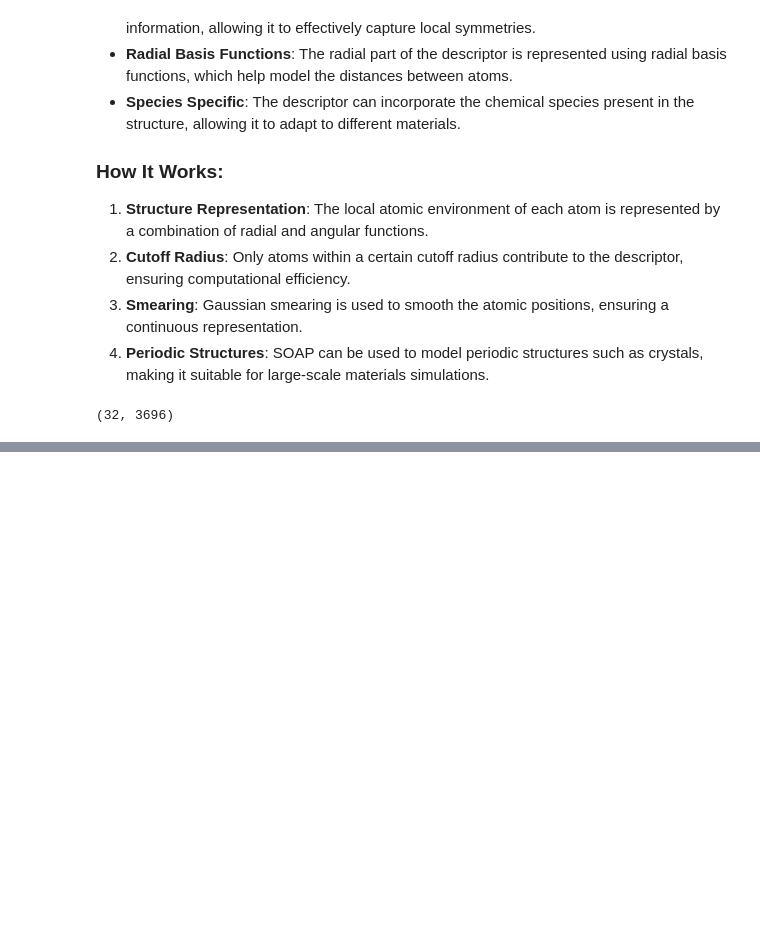
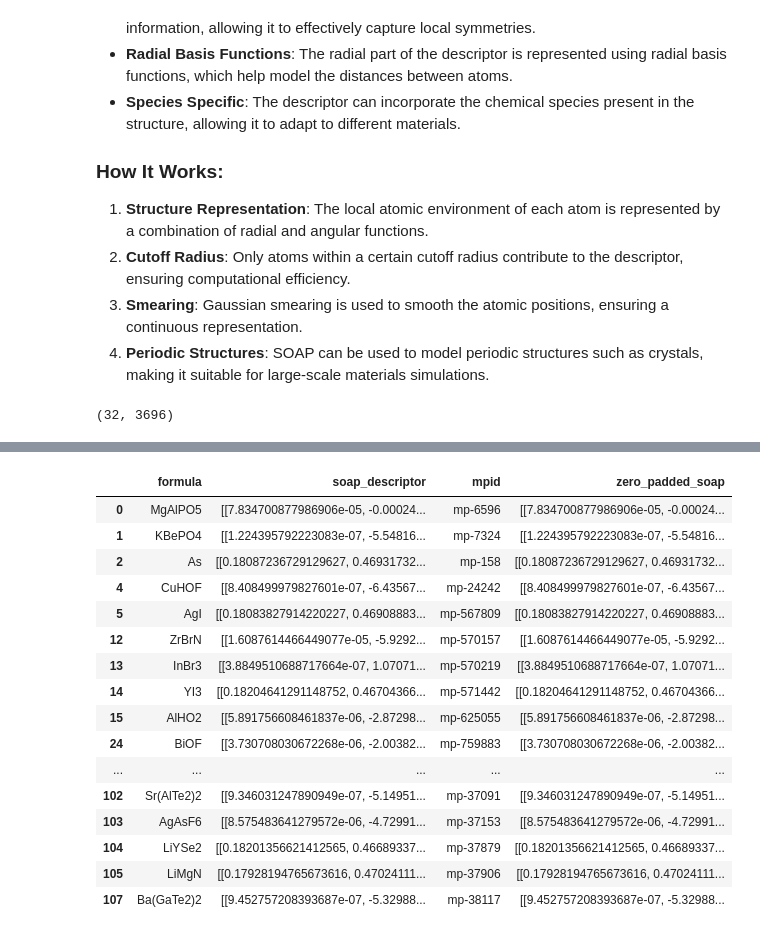
Before and after one commit to cadenmyers13/ml-dft-exp, a Jupyter notebook: codebase/load_matminer_data.ipynb, the cells around one changed output, grey strips where cells are left out. Cells and saved outputs as stored; diff of their text form; code cells hidden in the pictures; blank space fills up the shorter version.

```diff
--- a/codebase/load_matminer_data.ipynb
+++ b/codebase/load_matminer_data.ipynb
@@ -136,0 +273,26 @@ print(soap_descriptor.shape)
+# %%
+soap_path = '/Users/cadenmyers/billingelab/dev/ml4ms_bandgap_final/data/soap_descriptors.pkl.gz'
+
+# Reading a compressed .pkl file (e.g., .pkl.gz)
+with gzip.open(soap_path, 'rb') as f:
+    padded_df = pickle.load(f)
+# %%
+padded_df.head(50)
+# %% [output]
+|  | formula | soap_descriptor | mpid | zero_padded_soap |
+| 0 | MgAlPO5 | [[7.834700877986906e-05, -0.00024... | mp-6596 | [[7.834700877986906e-05, -0.00024... |
+| 1 | KBePO4 | [[1.224395792223083e-07, -5.54816... | mp-7324 | [[1.224395792223083e-07, -5.54816... |
+| 2 | As | [[0.18087236729129627, 0.46931732... | mp-158 | [[0.18087236729129627, 0.46931732... |
+| 4 | CuHOF | [[8.408499979827601e-07, -6.43567... | mp-24242 | [[8.408499979827601e-07, -6.43567... |
+| 5 | AgI | [[0.18083827914220227, 0.46908883... | mp-567809 | [[0.18083827914220227, 0.46908883... |
+| 12 | ZrBrN | [[1.6087614466449077e-05, -5.9292... | mp-570157 | [[1.6087614466449077e-05, -5.9292... |
+| 13 | InBr3 | [[3.8849510688717664e-07, 1.07071... | mp-570219 | [[3.8849510688717664e-07, 1.07071... |
+| 14 | YI3 | [[0.18204641291148752, 0.46704366... | mp-571442 | [[0.18204641291148752, 0.46704366... |
+| 15 | AlHO2 | [[5.891756608461837e-06, -2.87298... | mp-625055 | [[5.891756608461837e-06, -2.87298... |
+| 24 | BiOF | [[3.730708030672268e-06, -2.00382... | mp-759883 | [[3.730708030672268e-06, -2.00382... |
+| ... | ... | ... | ... | ... |
+| 102 | Sr(AlTe2)2 | [[9.346031247890949e-07, -5.14951... | mp-37091 | [[9.346031247890949e-07, -5.14951... |
+| 103 | AgAsF6 | [[8.575483641279572e-06, -4.72991... | mp-37153 | [[8.575483641279572e-06, -4.72991... |
+| 104 | LiYSe2 | [[0.18201356621412565, 0.46689337... | mp-37879 | [[0.18201356621412565, 0.46689337... |
+| 105 | LiMgN | [[0.17928194765673616, 0.47024111... | mp-37906 | [[0.17928194765673616, 0.47024111... |
+| 107 | Ba(GaTe2)2 | [[9.452757208393687e-07, -5.32988... | mp-38117 | [[9.452757208393687e-07, -5.32988... |
```
Also changed, not shown: parts of 9 cells of this notebook, 1 other file.
